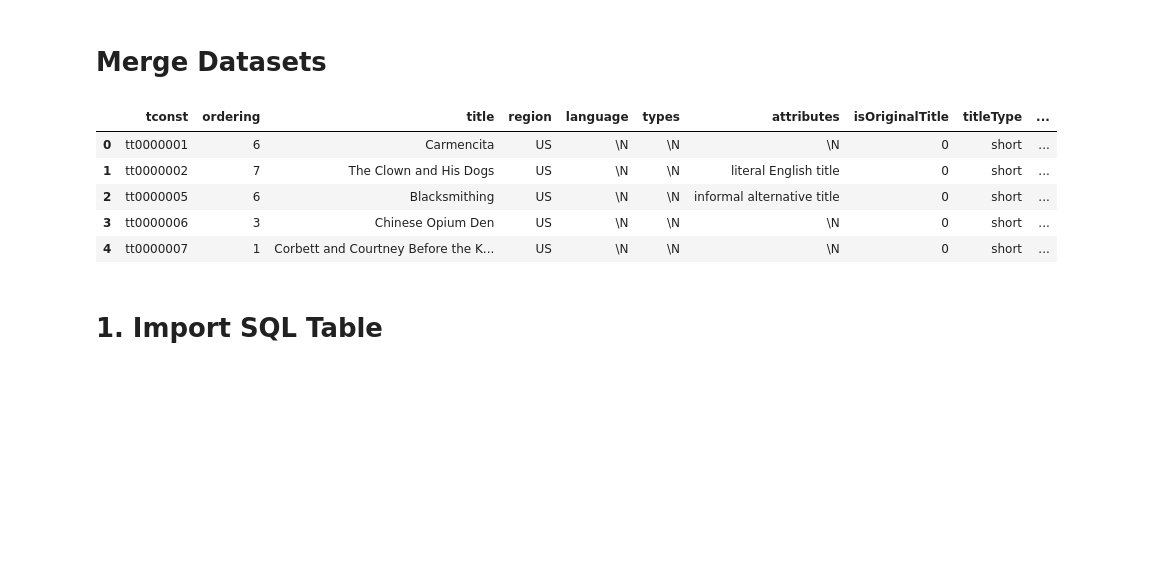
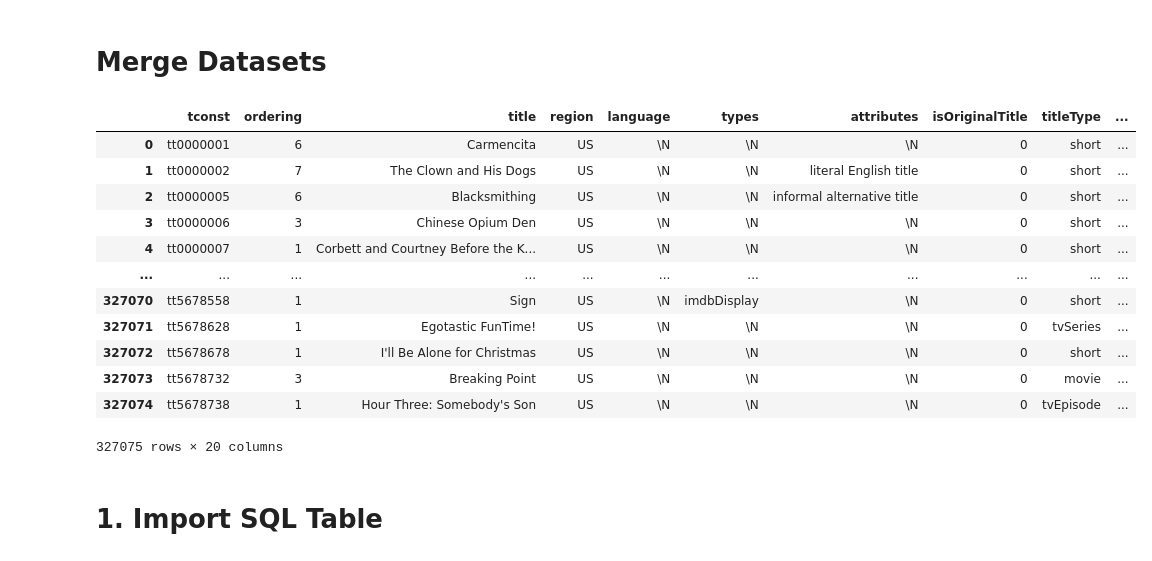
Before and after one commit to hemsmalli5/test, a Jupyter notebook: Project_Master.ipynb, the cells around one changed output. Drawn from its saved outputs; the diff is of its cells as text; code cells hidden in the pictures; blank space fills up the shorter version.

```diff
--- a/Project_Master.ipynb
+++ b/Project_Master.ipynb
@@ -101,17 +129,24 @@ movie_akas_2
 # %%
 # Merge four datasets into one dataframe
 movie_data = pd.merge(movie_akas_2, movie_basics, on=["tconst", "tconst"])
 movie_data = pd.merge(movie_data, movie_crew, on=["tconst", "tconst"])
 movie_data = pd.merge(movie_data, movie_ratings, on=["tconst", "tconst"])
 
-movie_data.head()
+movie_data
 # %% [output]
 |  | tconst | ordering | title | region | language | types | attributes | isOriginalTitle | titleType | ... |
 | 0 | tt0000001 | 6 | Carmencita | US | \N | \N | \N | 0 | short | ... |
 | 1 | tt0000002 | 7 | The Clown and His Dogs | US | \N | \N | literal English title | 0 | short | ... |
 | 2 | tt0000005 | 6 | Blacksmithing | US | \N | \N | informal alternative title | 0 | short | ... |
 | 3 | tt0000006 | 3 | Chinese Opium Den | US | \N | \N | \N | 0 | short | ... |
 | 4 | tt0000007 | 1 | Corbett and Courtney Before the K... | US | \N | \N | \N | 0 | short | ... |
+| ... | ... | ... | ... | ... | ... | ... | ... | ... | ... | ... |
+| 327070 | tt5678558 | 1 | Sign | US | \N | imdbDisplay | \N | 0 | short | ... |
+| 327071 | tt5678628 | 1 | Egotastic FunTime! | US | \N | \N | \N | 0 | tvSeries | ... |
+| 327072 | tt5678678 | 1 | I'll Be Alone for Christmas | US | \N | \N | \N | 0 | short | ... |
+| 327073 | tt5678732 | 3 | Breaking Point | US | \N | \N | \N | 0 | movie | ... |
+| 327074 | tt5678738 | 1 | Hour Three: Somebody's Son | US | \N | \N | \N | 0 | tvEpisode | ... |
+327075 rows × 20 columns
 # %% [markdown]
 # **1. Import SQL Table**
 # %%
```
Also changed, not shown: parts of 20 cells of this notebook.
